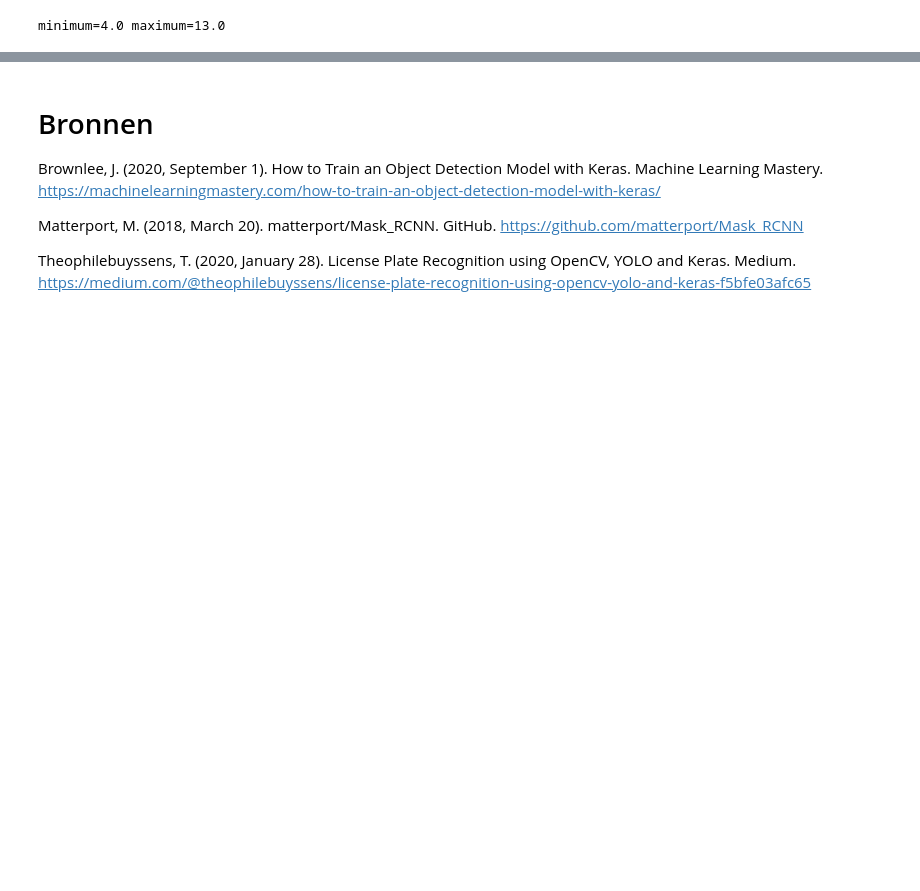
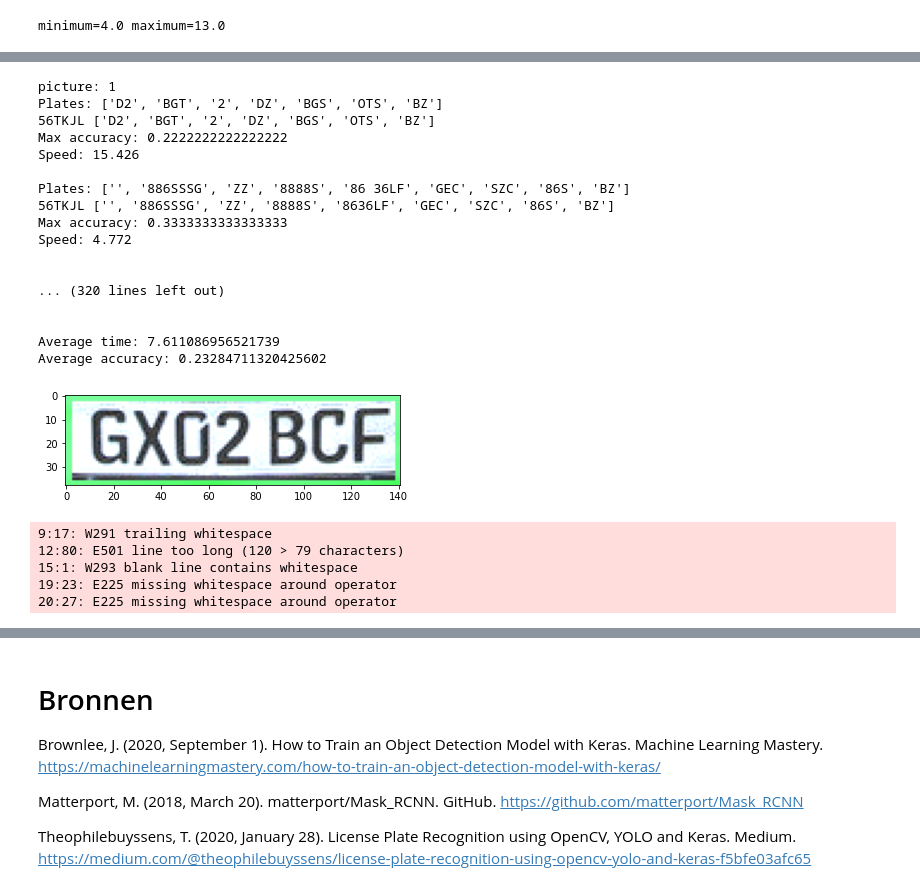
Before and after one commit to Esmeralda2001/License-Plate-Detection, a Jupyter notebook: License-Plates OCR.ipynb, the cells around one changed output, grey strips where cells are left out. Drawn from its saved outputs; the diff is of its cells as text; code cells hidden in the pictures; blank space fills up the shorter version.

```diff
--- a/License-Plates OCR.ipynb
+++ b/License-Plates OCR.ipynb
@@ -258,0 +329,45 @@ Detected license plate Number is: LG-A9S-KH |
+# %%
+tesseract_speed = 0
+tesseract_accuracy = 0
+tesseract_speed_counter = 0
+tesseract_accuracy_counter = 0
+for i in range(42):
+    print("picture: "+str(i+1))
+    if plates[i][0] == "skip":
+        print("skipping..")
+        continue
+    pic = str(i+1).zfill(2)
+    pic_path = path + pic + ".jpg"
+    result = Detect_And_Read_Plates(pic_path, model, cfg, debug=False, OCR='T', plate_num=plates[i], lang='plate_model')
+    tesseract_speed += result[0][0]
+    tesseract_speed_counter += result[0][1]
+
+    tesseract_accuracy += result[1][0]
+    tesseract_accuracy_counter += result[1][1]
+    print()
+print("Average time: "+ str(tesseract_speed/tesseract_speed_counter))
+print("Average accuracy: "+ str(tesseract_accuracy/tesseract_accuracy_counter))
+# %% [output]
+picture: 1
+Plates: ['D2', 'BGT', '2', 'DZ', 'BGS', 'OTS', 'BZ']
+56TKJL ['D2', 'BGT', '2', 'DZ', 'BGS', 'OTS', 'BZ']
+Max accuracy: 0.2222222222222222
+Speed: 15.426
+
+Plates: ['', '886SSSG', 'ZZ', '8888S', '86 36LF', 'GEC', 'SZC', '86S', 'BZ']
+56TKJL ['', '886SSSG', 'ZZ', '8888S', '8636LF', 'GEC', 'SZC', '86S', 'BZ']
+Max accuracy: 0.3333333333333333
+Speed: 4.772
+
+
+... (320 lines left out)
+
+
+Average time: 7.611086956521739
+Average accuracy: 0.23284711320425602
+[figure, added]
+9:17: W291 trailing whitespace
+12:80: E501 line too long (120 > 79 characters)
+15:1: W293 blank line contains whitespace
+19:23: E225 missing whitespace around operator
+20:27: E225 missing whitespace around operator
```
Also changed, not shown: parts of 34 cells of this notebook, 1 other file.
